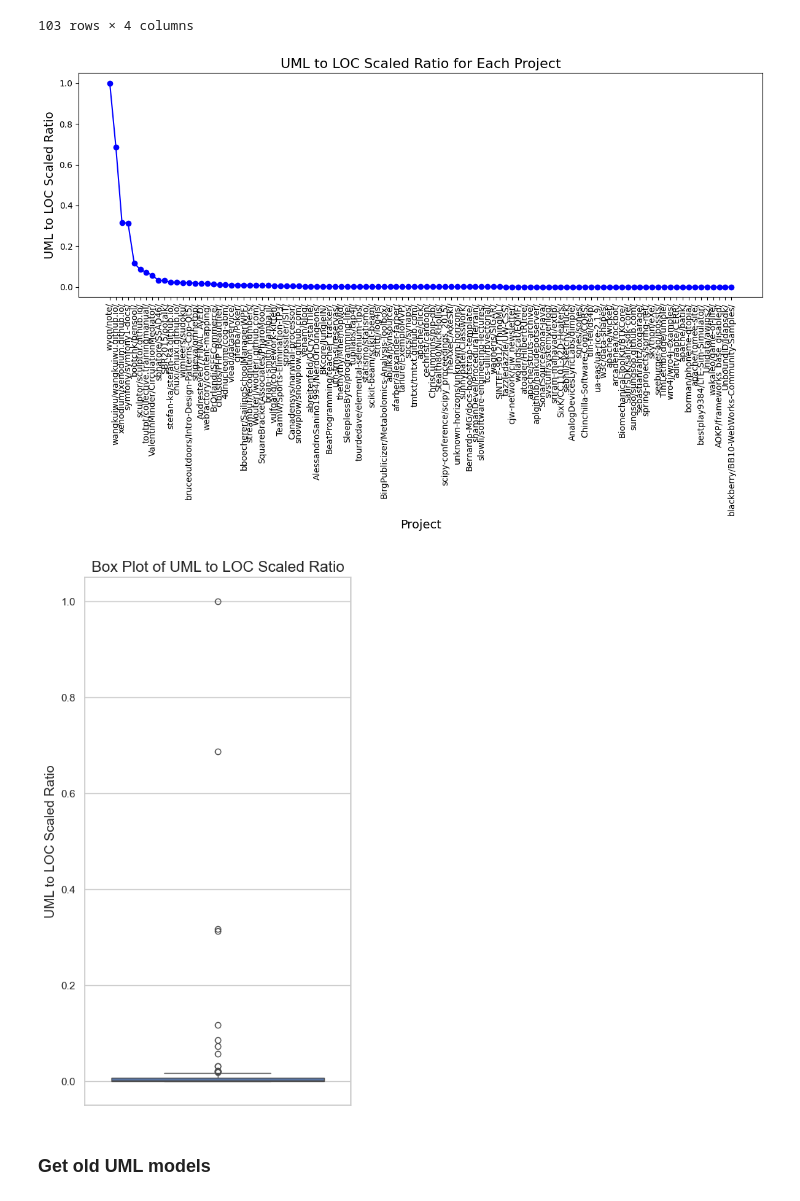
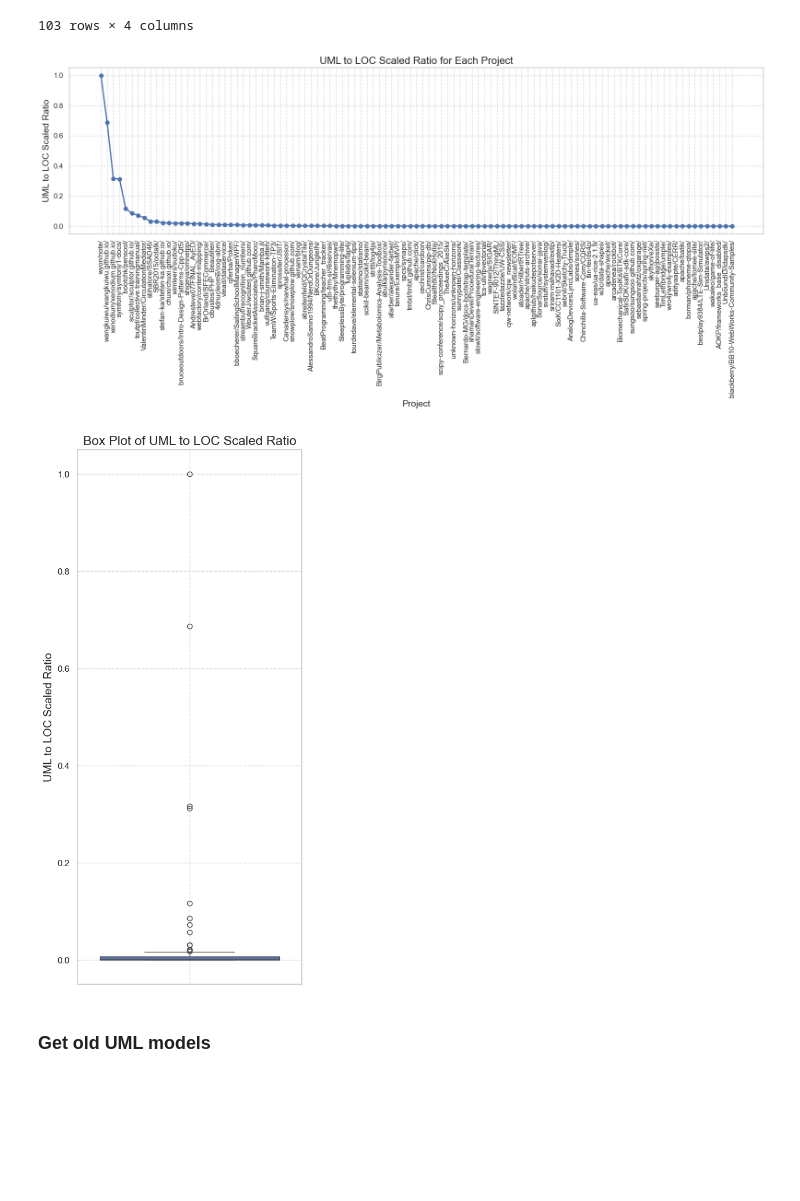
Before and after one commit to zakipauzi/uml_code_traceability, a Jupyter notebook: 2_filter_repos.ipynb, the cells around one changed output. Cells and saved outputs as stored; diff of their text form; code cells hidden in the pictures; blank space fills up the shorter version.

Commit message:
improved graphs

```diff
--- a/2_filter_repos.ipynb
+++ b/2_filter_repos.ipynb
@@ -361,41 +361,52 @@ class_diagrams_grouped_df
 # %%
 import matplotlib.pyplot as plt
 
 # Plot the UML_LOC_ratio_scaled as a line diagram
-plt.figure(figsize=(12, 8))
-plt.plot(class_diagrams_grouped_df['Project'], class_diagrams_grouped_df['UML_LOC_ratio_scaled'], marker='o', linestyle='-', color='b')
+plt.figure(figsize=(16, 8))
+plt.plot(class_diagrams_grouped_df['Project'], class_diagrams_grouped_df['UML_LOC_ratio_scaled'], marker='o', linestyle='-', color='b', markersize=6, linewidth=2)
 
 # Add labels and title
 plt.xlabel('Project', fontsize=14)
 plt.ylabel('UML to LOC Scaled Ratio', fontsize=14)
 plt.title('UML to LOC Scaled Ratio for Each Project', fontsize=16)
 
 # Rotate x-axis labels for better readability
 plt.xticks(rotation=90)
 
+# Add grid lines
+plt.grid(True, linestyle='--', alpha=0.7)
+
 # Show the plot
 plt.tight_layout()
 plt.show()
 # %% [output]
-[figure, old version]
+[figure, new version]
 # %%
 import seaborn as sns
 
 # Set the style
 sns.set(style="whitegrid")
 
-# Create the box plot
-plt.figure(figsize=(5, 10))
-sns.boxplot(data=class_diagrams_grouped_df, y='UML_LOC_ratio_scaled')
+# Create the box plot with a different color palette
+plt.figure(figsize=(5, 12))
+boxplot = sns.boxplot(data=class_diagrams_grouped_df, y='UML_LOC_ratio_scaled')
 
 # Add labels and title
 plt.ylabel('UML to LOC Scaled Ratio', fontsize=14)
 plt.title('Box Plot of UML to LOC Scaled Ratio', fontsize=16)
 
+# Add grid lines
+plt.grid(True, linestyle='--', alpha=0.7)
+
+# Label the anomalies with project names
+for i, point in class_diagrams_grouped_df.iterrows():
+    if point['UML_LOC_ratio_scaled'] > boxplot.get_ylim()[1] or point['UML_LOC_ratio_scaled'] < boxplot.get_ylim()[0]:
+        plt.text(0, point['UML_LOC_ratio_scaled'], point['Project'], horizontalalignment='left', size='medium', color='black', weight='semibold')
+
 # Show the plot
 plt.show()
 # %% [output]
-[figure, old version]
+[figure, new version]
 # %% [markdown]
 ### Get old UML models
 # %%
```
Also changed, not shown: parts of 2 cells of this notebook.
